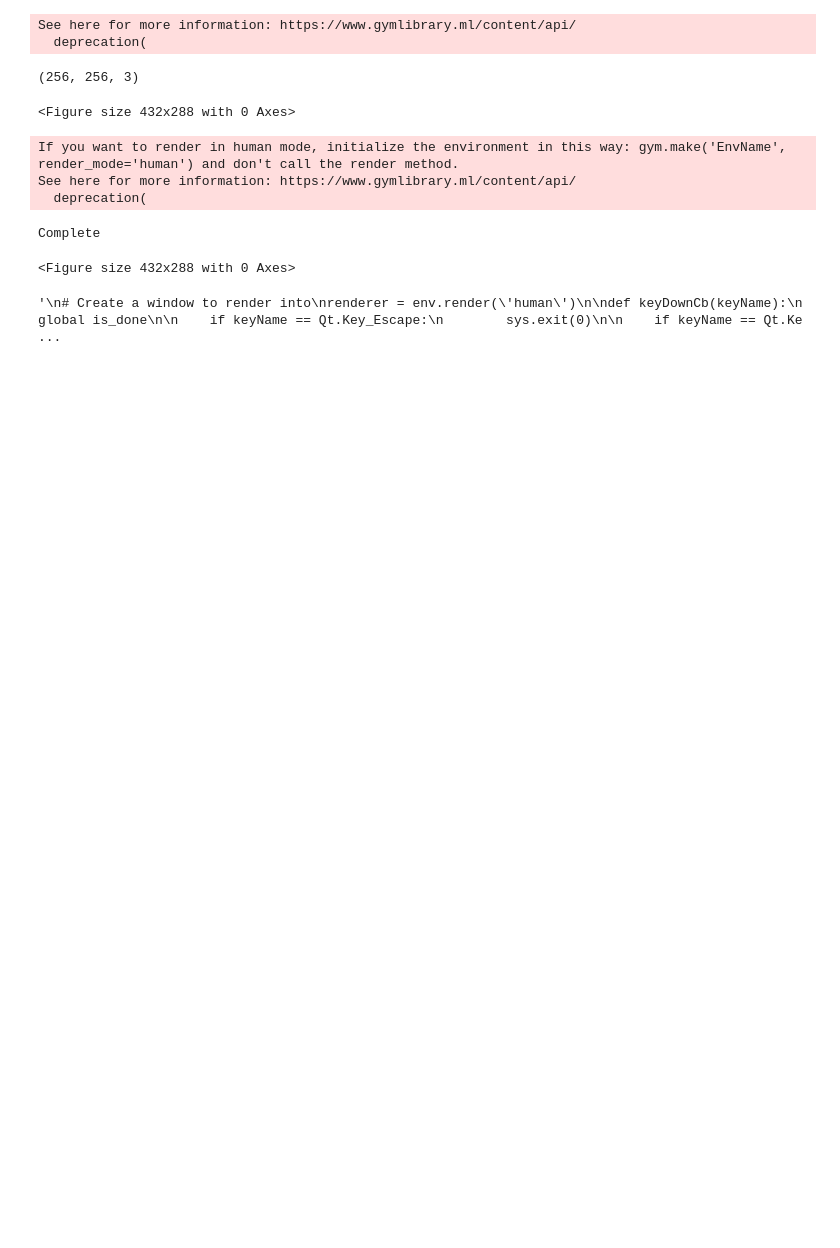
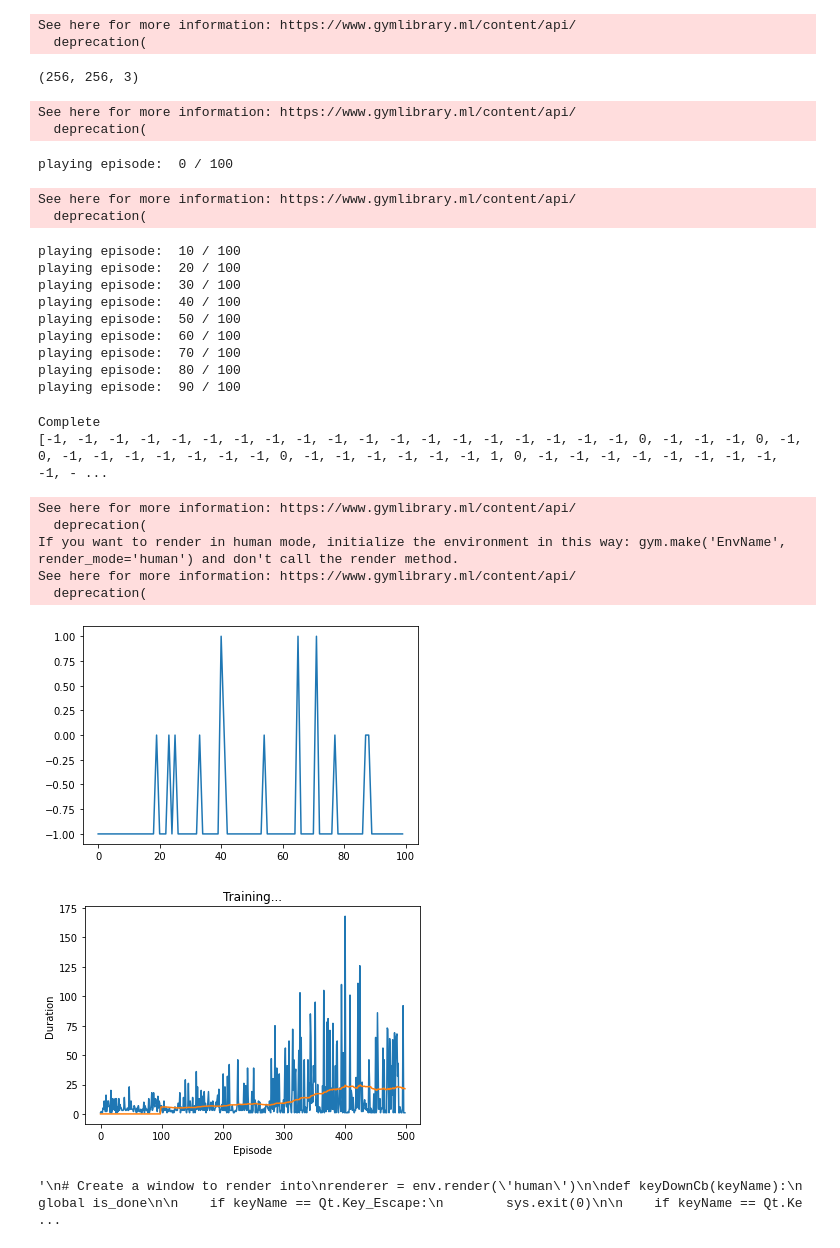
Before and after one commit to MaltheT/dl-project-grp21, a Jupyter notebook: src/snake_trainer.ipynb, the cells around one changed output. Cells and saved outputs as stored; diff of their text form; code cells hidden in the pictures; blank space fills up the shorter version.

```diff
--- a/src/snake_trainer.ipynb
+++ b/src/snake_trainer.ipynb
@@ -144,6 +162,7 @@ target_net.eval()
 
 optimizer = optim.RMSprop(policy_net.parameters())
 memory = ReplayMemory(10000)
+
 
 
 steps_done = 0
@@ -183,9 +202,9 @@ def plot_durations():
         plt.plot(means.numpy())
 
     plt.pause(0.001)  # pause a bit so that plots are updated
-    if is_ipython:
-        display.clear_output(wait=True)
-        display.display(plt.gcf())
+    #if is_ipython:
+    #    display.clear_output(wait=True)
+    #    display.display(plt.gcf())
 # %%
 def optimize_model():
     if len(memory) < BATCH_SIZE:
@@ -232,62 +251,89 @@ def optimize_model():
         param.grad.data.clamp_(-1, 1)
     optimizer.step()
 # %%
-num_episodes = 50
+num_episodes = 1000
 
+env = gym.wrappers.RecordVideo(env, 'video', episode_trigger = lambda x: x % 2 == 100)
 
+episode_reward = 0
+rewards = []
 
 for i_episode in range(num_episodes):
+
+    episode_reward = 0
+
+    if i_episode % 10 == 0:
+        print("playing episode: ", i_episode,"/",num_episodes )
+
     # Initialize the environment and state
     env.reset()
     last_screen = get_screen()
-
     current_screen = get_screen()
     state = current_screen - last_screen
     for t in count():
-
         # Select and perform an action
         action = select_action(state)
-        #next_state, reward, terminated, truncated , info
-        _, reward, done, _, = env.step(action.item())
-
+        _, reward, done, _ = env.step(action.item())
         reward = torch.tensor([reward], device=device)
+        episode_reward += reward
 
         # Observe new state
         last_screen = current_screen
         current_screen = get_screen()
         if not done:
             next_state = current_screen - last_screen
         else:
             next_state = None
 
         # Store the transition in memory
         memory.push(state, action, next_state, reward)
 
         # Move to the next state
         state = next_state
 
         # Perform one step of the optimization (on the policy network)
         optimize_model()
         if done:
+            rewards.append(episode_reward.item())
             episode_durations.append(t + 1)
-            plot_durations()
+            #plot_durations()
             break
-    # Update the target network, copying all weights and biases in DQN
-    if i_episode % TARGET_UPDATE == 0:
-        target_net.load_state_dict(policy_net.state_dict())
+
+        # Update the target network, copying all weights and biases in DQN
+        if t % TARGET_UPDATE == 0:
+            target_net.load_state_dict(policy_net.state_dict())
 
 print('Complete')
 env.render()
 env.close()
+plt.plot(rewards)
 plt.ioff()
 plt.show()
+plot_durations()
 # %% [output]
-<Figure size 432x288 with 0 Axes>
+See here for more information: https://www.gymlibrary.ml/content/api/
+  deprecation(
-If you want to render in human mode, initialize the environment in this way: gym.make('EnvName', render_mode='human') and don't call the render method.
-See here for more information: https://www.gymlibrary.ml/content/api/
-  deprecation(
+playing episode:  0 / 100
-Complete
+See here for more information: https://www.gymlibrary.ml/content/api/
+  deprecation(
-<Figure size 432x288 with 0 Axes>
+playing episode:  10 / 100
+playing episode:  20 / 100
+playing episode:  30 / 100
+playing episode:  40 / 100
+playing episode:  50 / 100
+playing episode:  60 / 100
+playing episode:  70 / 100
+playing episode:  80 / 100
+playing episode:  90 / 100
+Complete
+[-1, -1, -1, -1, -1, -1, -1, -1, -1, -1, -1, -1, -1, -1, -1, -1, -1, -1, -1, 0, -1, -1, -1, 0, -1, 0, -1, -1, -1, -1, -1, -1, -1, 0, -1, -1, -1, -1, -1, -1, 1, 0, -1, -1, -1, -1, -1, -1, -1, -1, -1, - ...
+See here for more information: https://www.gymlibrary.ml/content/api/
+  deprecation(
+If you want to render in human mode, initialize the environment in this way: gym.make('EnvName', render_mode='human') and don't call the render method.
+See here for more information: https://www.gymlibrary.ml/content/api/
+  deprecation(
+[figure, added]
+[figure, added]
 # %%
 """Play self"""
 """
```
Also changed, not shown: parts of 1 cell of this notebook, 8 other files.
